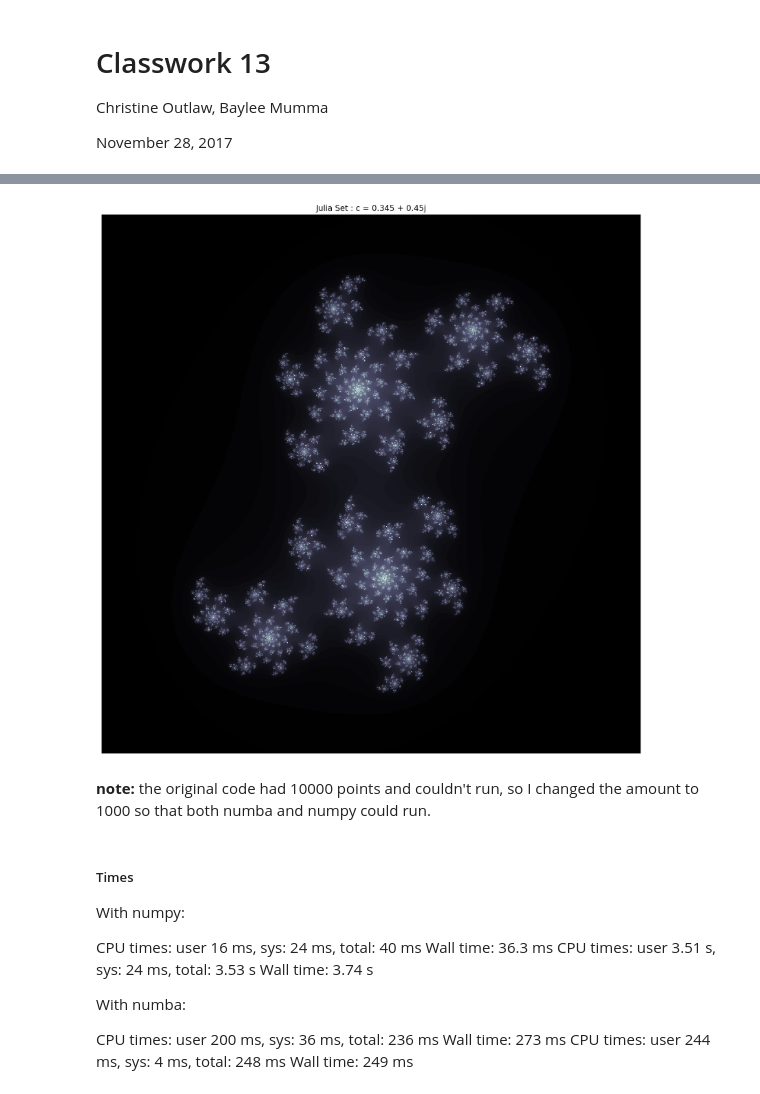
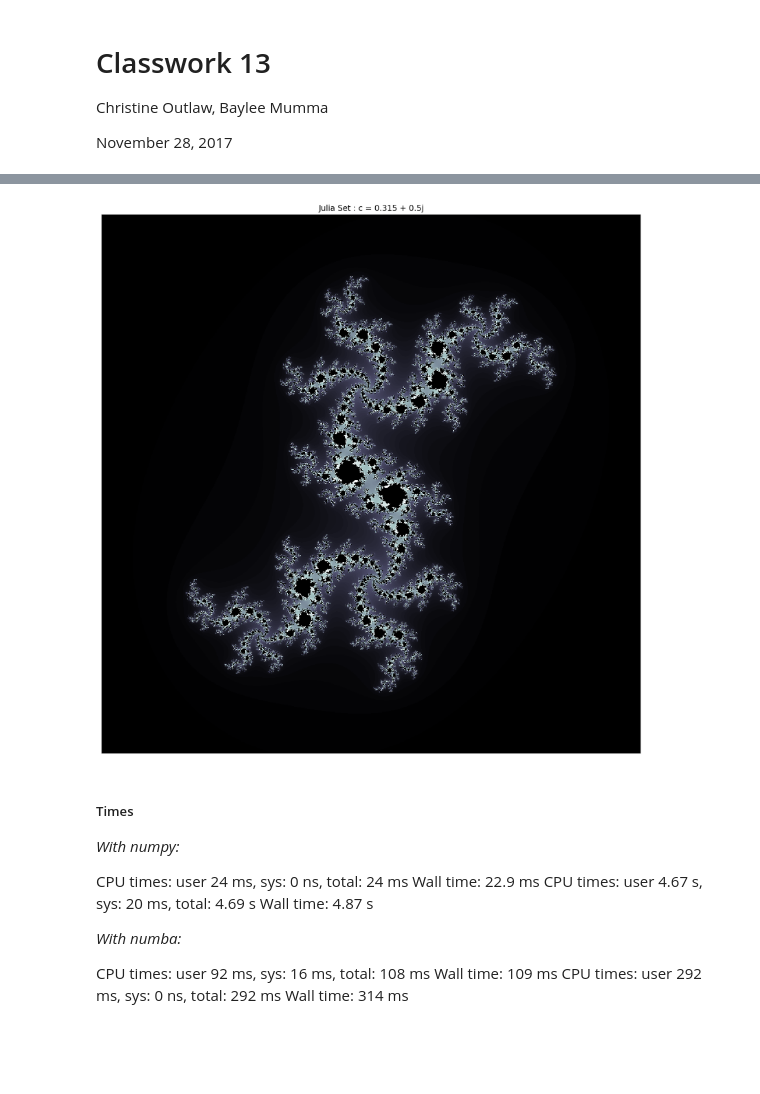
Before and after one commit to chapman-phys220-2017f/cw-13-christine-baylee-kristen, a Jupyter notebook: cw-13-juliasets.ipynb, the cells around one changed output, grey strips where cells are left out. Drawn from its saved outputs; the diff is of its cells as text; code cells hidden in the pictures; blank space fills up the shorter version.

```diff
--- a/cw-13-juliasets.ipynb
+++ b/cw-13-juliasets.ipynb
@@ -21,7 +21,7 @@ def julia(c):
         return 0
     return j
 
-j = julia(0.345 + 0.45j)
+j = julia(0.315 + 0.5j)
 
 @nb.jit  #uncomment for numba
 def cplane(min=-1.5, max=1.5, points=1000):
@@ -37,6 +37,6 @@ plt.figure(1, (20,15))
 plt.imshow(jset, cmap=plt.cm.bone)
 plt.xticks([])
 plt.yticks([])
-plt.title("Julia Set : c = 0.345 + 0.45j")
+plt.title("Julia Set : c = 0.315 + 0.5j")
 plt.show()
 # %% [output]
@@ -47,19 +47,17 @@ Wall time: 254 ms
-[figure, old version]
+[figure, new version]
-# %% [markdown]
-**note:** the original code had 10000 points and couldn't run, so I changed the amount to 1000 so that both numba and numpy could run.
 # %% [markdown]
 ##### Times
 
-With numpy:
+*With numpy:*
 
-CPU times: user 16 ms, sys: 24 ms, total: 40 ms
-Wall time: 36.3 ms
-CPU times: user 3.51 s, sys: 24 ms, total: 3.53 s
-Wall time: 3.74 s
+CPU times: user 24 ms, sys: 0 ns, total: 24 ms
+Wall time: 22.9 ms
+CPU times: user 4.67 s, sys: 20 ms, total: 4.69 s
+Wall time: 4.87 s
 
-With numba:
+*With numba:*
 
-CPU times: user 200 ms, sys: 36 ms, total: 236 ms
-Wall time: 273 ms
-CPU times: user 244 ms, sys: 4 ms, total: 248 ms
-Wall time: 249 ms
+CPU times: user 92 ms, sys: 16 ms, total: 108 ms
+Wall time: 109 ms
+CPU times: user 292 ms, sys: 0 ns, total: 292 ms
+Wall time: 314 ms
```
Also changed, not shown: parts of 1 cell of this notebook.
